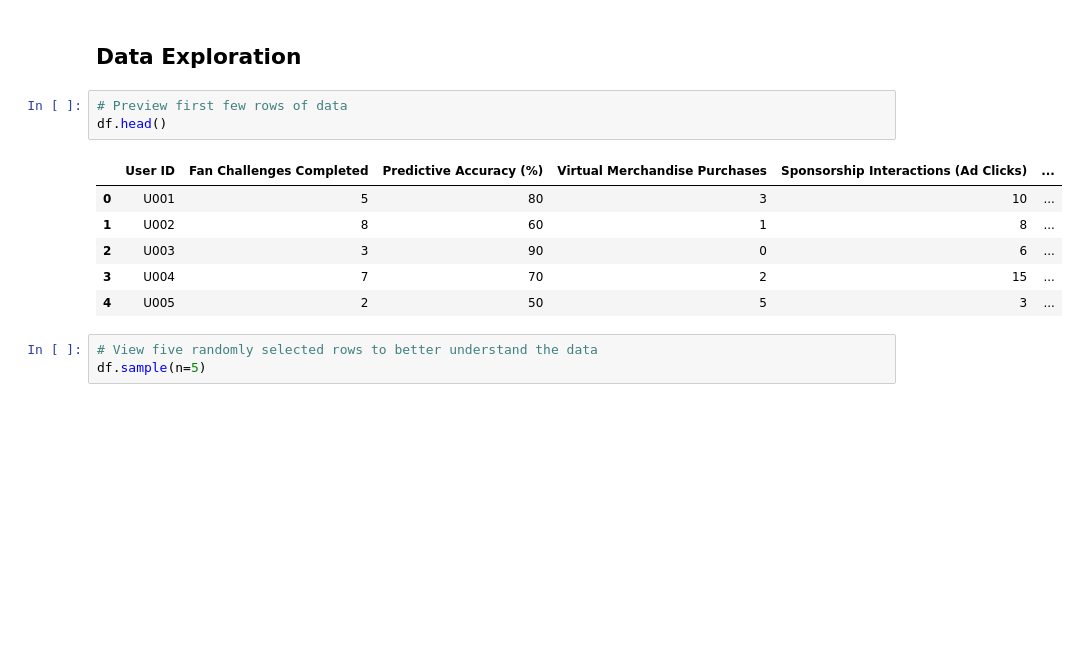
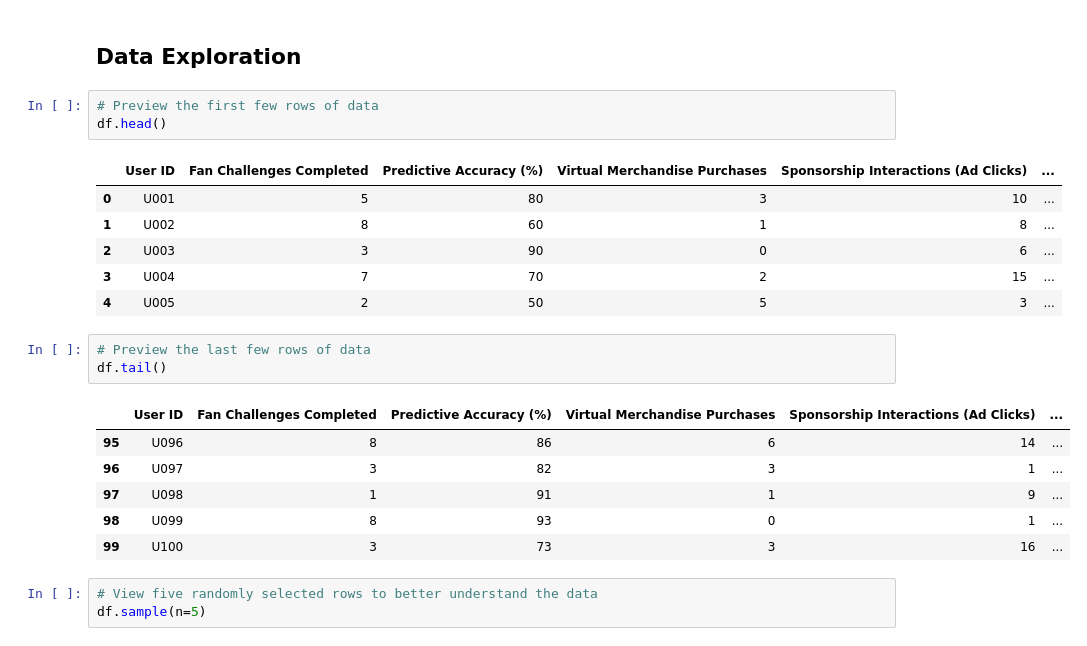
Before and after one commit to phoebewang59/Xtern, a Jupyter notebook: Data_Science_Work_Prompt.ipynb, the cells around one changed output. Drawn from its saved outputs; the diff is of its cells as text; blank space fills up the shorter version.

```diff
--- a/Data_Science_Work_Prompt.ipynb
+++ b/Data_Science_Work_Prompt.ipynb
@@ -25,7 +25,7 @@ warnings.simplefilter('ignore')
 # %% [markdown]
 ## __Data Exploration__
 # %%
-# Preview first few rows of data
+# Preview the first few rows of data
 df.head()
 # %% [output]
 |  | User ID | Fan Challenges Completed | Predictive Accuracy (%) | Virtual Merchandise Purchases | Sponsorship Interactions (Ad Clicks) | ... |
@@ -34,6 +34,16 @@ df.head()
 | 2 | U003 | 3 | 90 | 0 | 6 | ... |
 | 3 | U004 | 7 | 70 | 2 | 15 | ... |
 | 4 | U005 | 2 | 50 | 5 | 3 | ... |
+# %%
+# Preview the last few rows of data
+df.tail()
+# %% [output]
+|  | User ID | Fan Challenges Completed | Predictive Accuracy (%) | Virtual Merchandise Purchases | Sponsorship Interactions (Ad Clicks) | ... |
+| 95 | U096 | 8 | 86 | 6 | 14 | ... |
+| 96 | U097 | 3 | 82 | 3 | 1 | ... |
+| 97 | U098 | 1 | 91 | 1 | 9 | ... |
+| 98 | U099 | 8 | 93 | 0 | 1 | ... |
+| 99 | U100 | 3 | 73 | 3 | 16 | ... |
 # %%
 # View five randomly selected rows to better understand the data
 df.sample(n=5)
```
Also changed, not shown: parts of 3 cells of this notebook, 1 other file.
